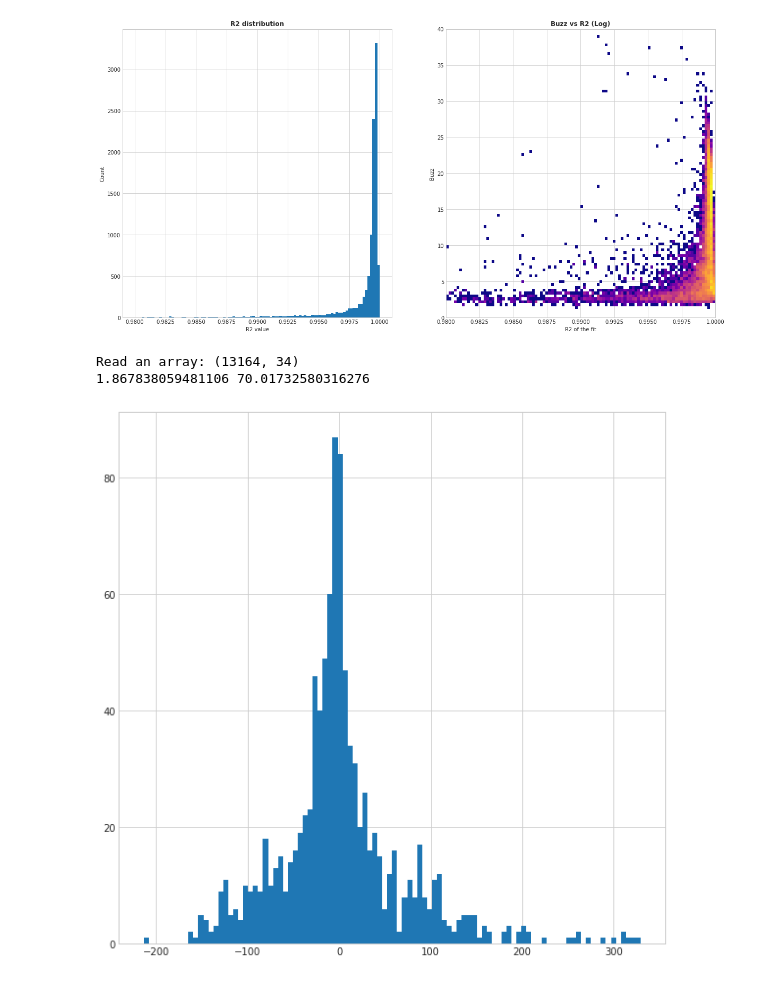
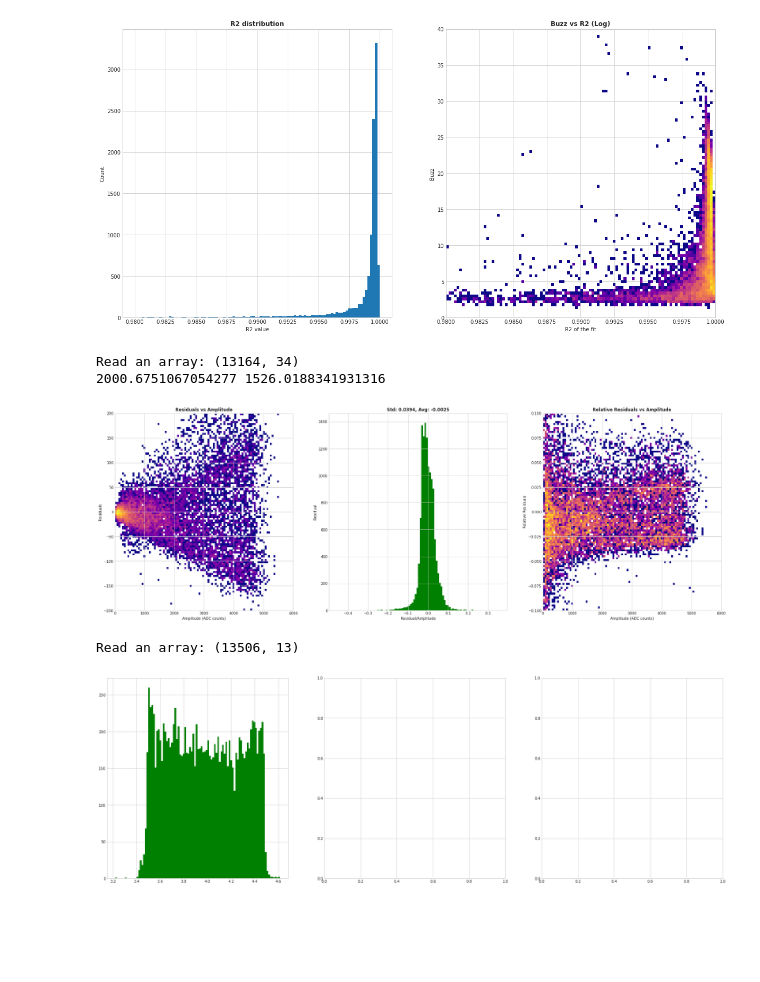
Before and after one commit to regmi-sijan/ml4cal, a Jupyter notebook: testbeam/template.ipynb, the cells around one changed output. Drawn from its saved outputs; the diff is of its cells as text; code cells hidden in the pictures; blank space fills up the shorter version.

```diff
--- a/testbeam/template.ipynb
+++ b/testbeam/template.ipynb
@@ -125,48 +125,100 @@ x_short = np.arange(3, 31, 3)
 
 first = True
 
-for i in range(1000): # loop over the data sample
+for i in range(13000): # loop over the data sample
     wave        = X[i][0:31]
     wave_short  = np.take(wave, indices)
 
     maxindex    =   np.argmax(wave)
     maxval      =   wave[maxindex]
 
     maxindex_short = np.argmax(wave_short)
     maxval_short   = wave_short[maxindex_short]
 
     maxindex_short = x[maxindex]
 #    print(maxindex, maxval, maxindex_short, maxval_short)
 
     try:
         popt, _         = scipy.optimize.curve_fit(tempfit, x,          wave,        p0=[float(maxval-1580),         float(maxindex),       1580.0],        bounds = param_bounds)
         popt_short, _   = scipy.optimize.curve_fit(tempfit, x_short,    wave_short,  p0=[float(maxval_short-1580),   float(maxindex_short), 1580.0],        bounds = param_bounds)
     except:
         cnt_bad+=1
         continue
 
     if first:
-        output_array = np.array([popt-popt_short])
+        output_array = np.array([np.append(popt,popt_short)])
         first = False
     else:
-        output_array = np.append(output_array,[popt-popt_short], axis=0)
+        output_array = np.append(output_array, [np.append(popt,popt_short)], axis=0)
 
-#print(output_array)
-#print(output_array[:,1])
 
-# _ = plt.plot(template[:,0], template[:,1], '-r')
-plt.rcParams["figure.figsize"] = (10,10)
-_ = plt.hist(output_array[:,0], bins=100)
 
 print(np.average(output_array[:,0]), np.std(output_array[:,0]))
 
-#plt.xaxis.set_zorder(10.0)
-#plt.yaxis.set_zorder(10.0)
+# print(output_array)
+#print(output_array[:,1])
+
+plt.rcParams["figure.figsize"] = (30,10)
+myTuple = (None, None, None)
+
+
+
+vec = (output_array[:,0]-output_array[:,3])/output_array[:,0]
+sigma   = ("%.4f" % np.std(vec))
+avg     = ("%.4f" % np.average(vec))
+
+fig, myTuple = plt.subplots(1,3)
+
+_ = myTuple[0].hist2d(output_array[:,0], output_array[:,0]-output_array[:,3], bins=(100,100), range=((0.0, 6000.0), (-200.0, 200)), norm=colors.LogNorm(1.0), cmap='plasma')
+myTuple[0].set_title("Residuals vs Amplitude", fontweight='bold')
+myTuple[0].set_xlabel('Amplitude (ADC counts)')
+myTuple[0].set_ylabel('Residuals')
+myTuple[0].xaxis.set_zorder(10.0)
+myTuple[0].yaxis.set_zorder(10.0)
+myTuple[0].grid(True)
+
+_ = myTuple[1].hist((output_array[:,0]-output_array[:,3])/output_array[:,0], bins=100, color="green")
+myTuple[1].set_title(f'''Std: {sigma}, Avg: {avg}''', fontweight='bold')
+myTuple[1].set_xlabel('Residual/Amplitude')
+myTuple[1].set_ylabel('Residual')
+
+myTuple[1].xaxis.set_zorder(10.0)
+myTuple[1].yaxis.set_zorder(10.0)
+myTuple[1].grid(True)
+
+
+_ = myTuple[2].hist2d(output_array[:,0], (output_array[:,0]-output_array[:,3])/output_array[:,0], bins=(100,100), range=((0.0, 6000.0), (-0.1, 0.1)), norm=colors.LogNorm(1.0), cmap='plasma')
+myTuple[2].set_title("Relative Residuals vs Amplitude", fontweight='bold')
+myTuple[2].set_xlabel('Amplitude (ADC counts)')
+myTuple[2].set_ylabel('Relative Residuals')
+myTuple[2].xaxis.set_zorder(10.0)
+myTuple[2].yaxis.set_zorder(10.0)
+myTuple[2].grid(True)
+
+
+
 #    fit  = tempfit(x, *popt)
 # %% [output]
 Read an array: (13164, 34)
-1.867838059481106 70.01732580316276
+2000.6751067054277 1526.0188341931316
-[figure, old version]
+[figure, new version]
+# %%
+import numpy as np
+from    matplotlib import colors
+
+np.set_printoptions(precision=3, linewidth=80)
+
+with open('./data/8gev_2099_27n1.npy', 'rb') as f: X = np.load(f)
+print(f'''Read an array: {X.shape}''')
+
+t = X[:,11]
+
+myTuple = (None, None, None)
+fig, myTuple = plt.subplots(1,3)
+_ = myTuple[0].hist(t, bins=100, color="green")
+# %% [output]
+Read an array: (13506, 13)
+[figure, added]
 # %%
 
 
```
Also changed, not shown: 2 other files.
